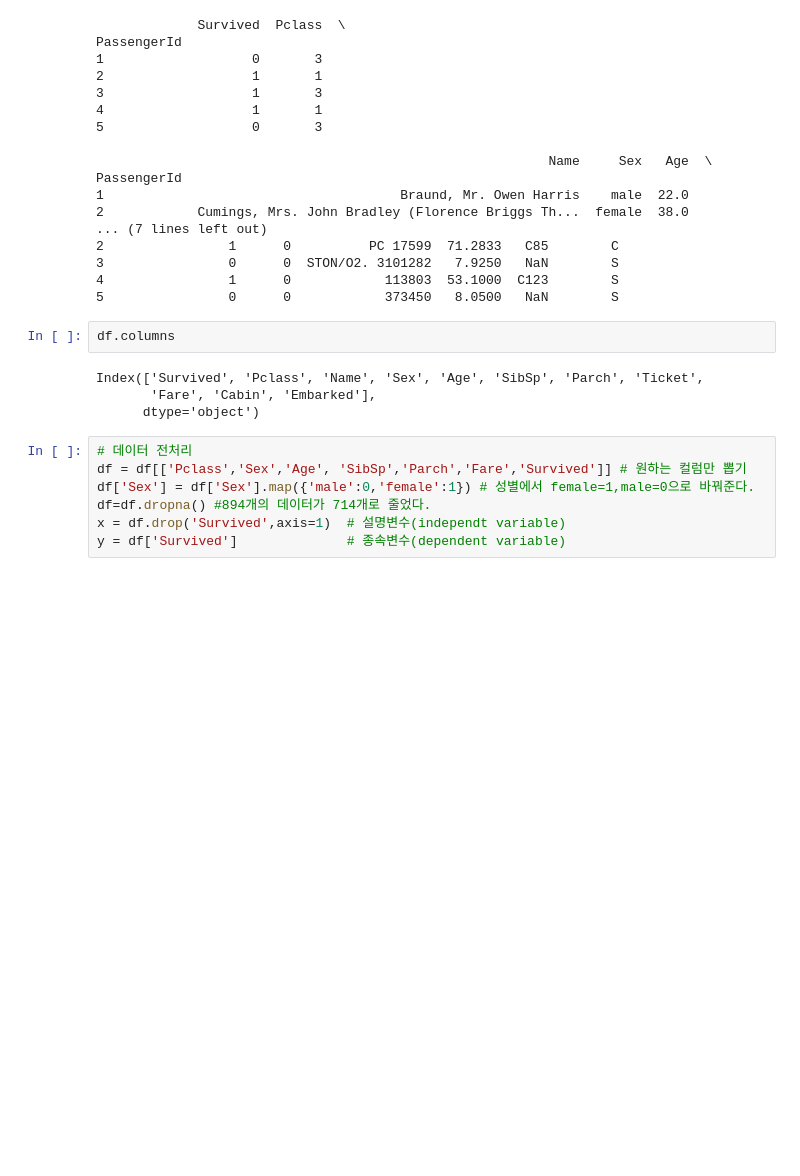
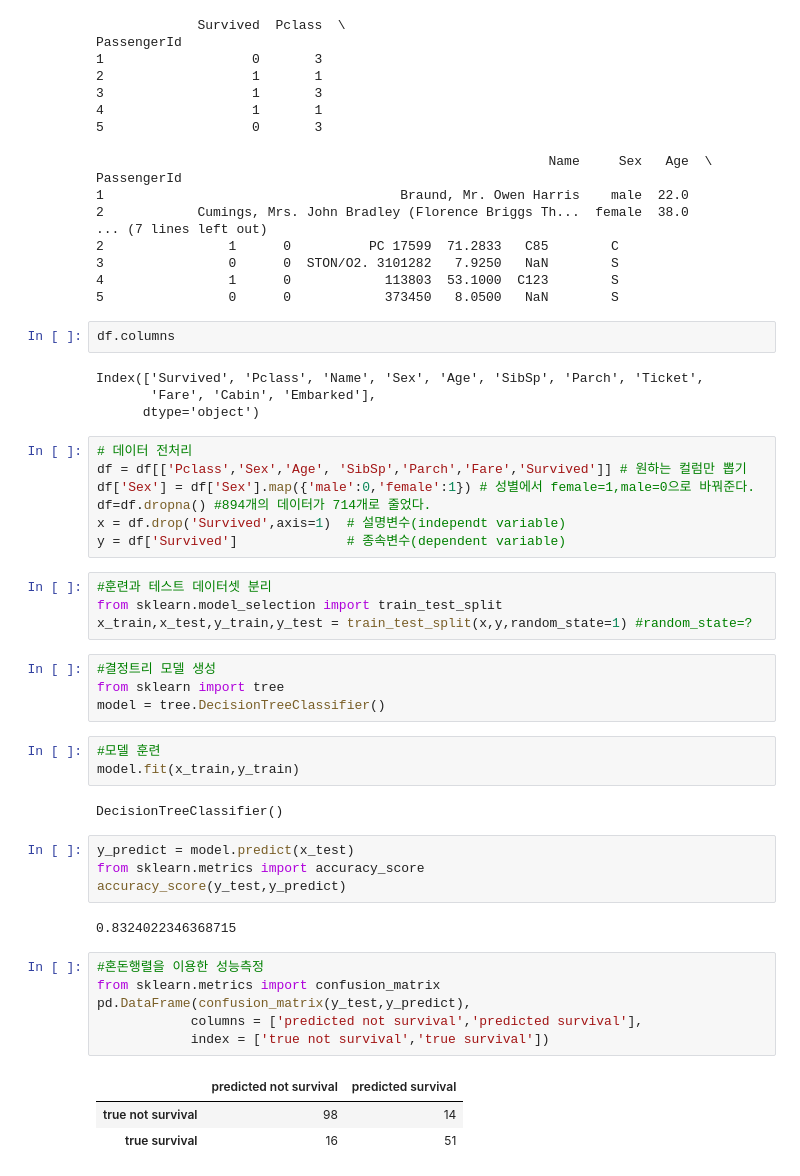
Before and after one commit to jk56789/DEEP-LEARNING-WITH-PYTORCH, a Jupyter notebook: chap3_MLalgorithm.ipynb, the cells around one changed output. Drawn from its saved outputs; the diff is of its cells as text; blank space fills up the shorter version.

```diff
--- a/chap3_MLalgorithm.ipynb
+++ b/chap3_MLalgorithm.ipynb
@@ -185,3 +185,32 @@ df['Sex'] = df['Sex'].map({'male':0,'female':1}) # 성별에서 female=1,male=0
 df=df.dropna() #894개의 데이터가 714개로 줄었다.
 x = df.drop('Survived',axis=1)  # 설명변수(independt variable)
 y = df['Survived']              # 종속변수(dependent variable)
+# %%
+#훈련과 테스트 데이터셋 분리
+from sklearn.model_selection import train_test_split
+x_train,x_test,y_train,y_test = train_test_split(x,y,random_state=1) #random_state=?
+# %%
+#결정트리 모델 생성
+from sklearn import tree
+model = tree.DecisionTreeClassifier()
+# %%
+#모델 훈련
+model.fit(x_train,y_train)
+# %% [output]
+DecisionTreeClassifier()
+# %%
+y_predict = model.predict(x_test)
+from sklearn.metrics import accuracy_score
+accuracy_score(y_test,y_predict)
+# %% [output]
+0.8324022346368715
+# %%
+#혼돈행렬을 이용한 성능측정
+from sklearn.metrics import confusion_matrix
+pd.DataFrame(confusion_matrix(y_test,y_predict),
+            columns = ['predicted not survival','predicted survival'],
+            index = ['true not survival','true survival'])
+# %% [output]
+|  | predicted not survival | predicted survival |
+| true not survival | 98 | 14 |
+| true survival | 16 | 51 |
```
